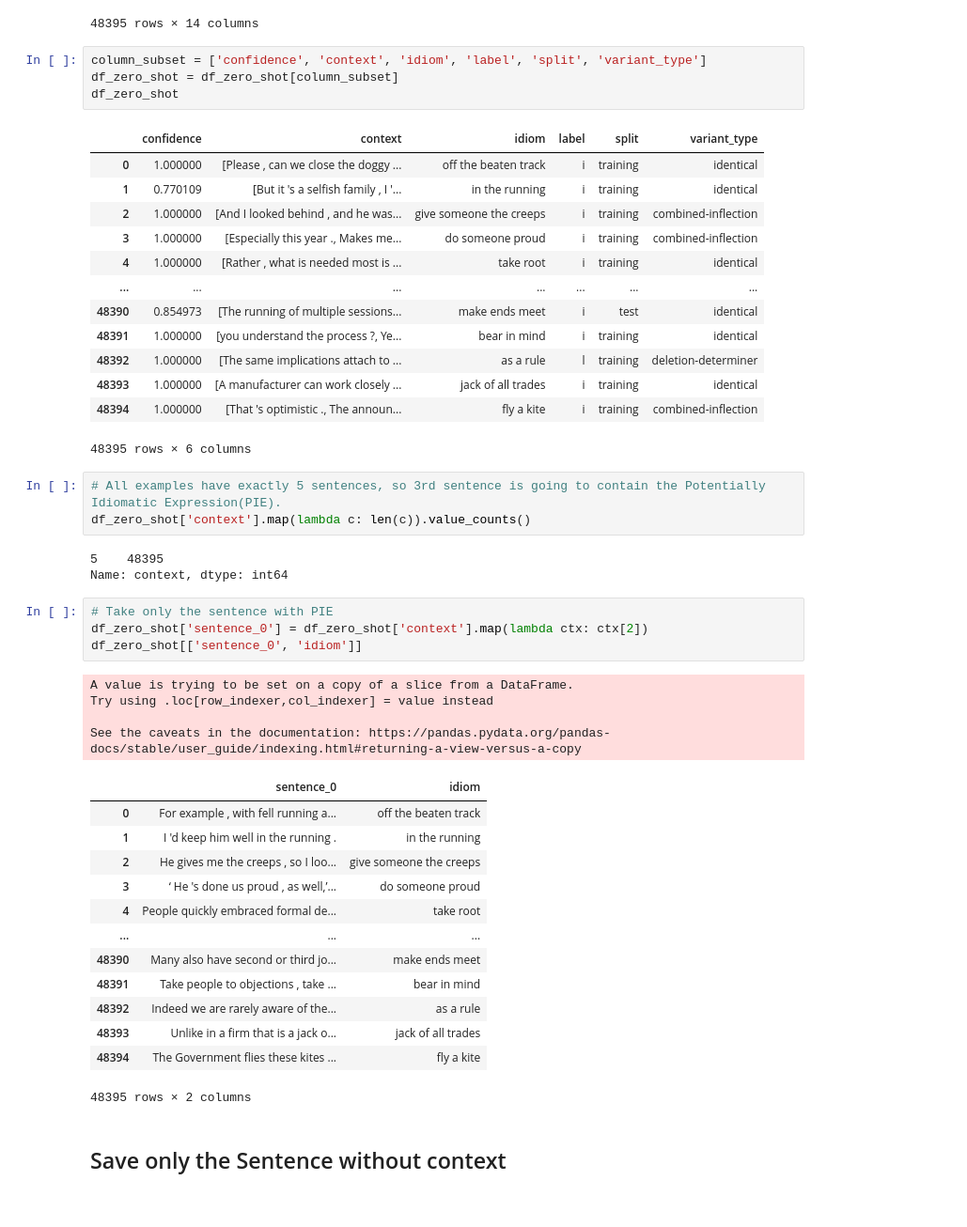
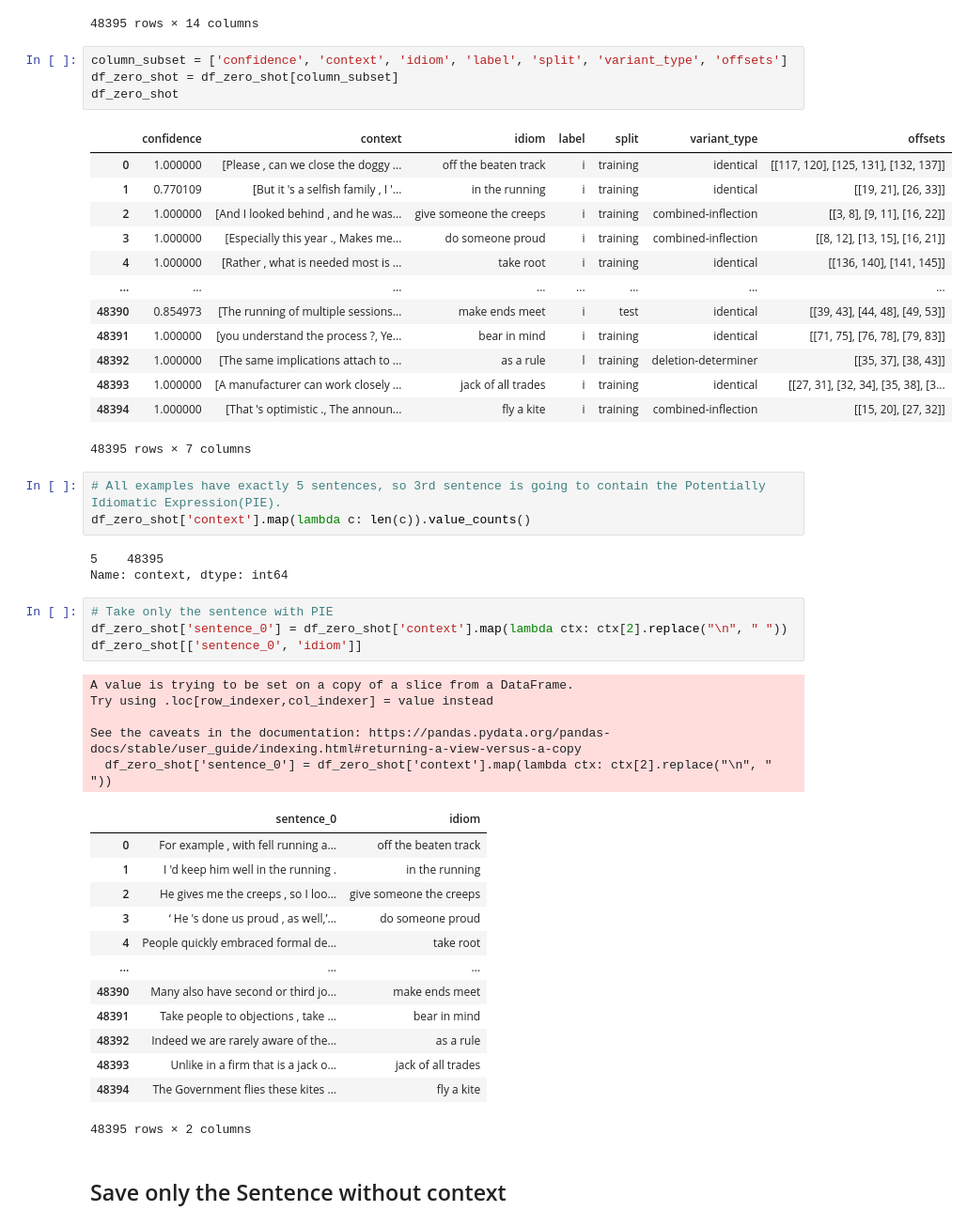
Before and after one commit to DarshanAdiga/idiom-principle-on-magpie-corpus, a Jupyter notebook: exp_helpers/data_utils.ipynb, the cells around one changed output. Shown at 94% size. Saved outputs shown, nothing was run; the diff lists cells and outputs as text.

```diff
--- a/exp_helpers/data_utils.ipynb
+++ b/exp_helpers/data_utils.ipynb
@@ -25,23 +25,23 @@ df_zero_shot
 | 48394 | 1.000000 | [That 's optimistic ., The announ... | CEK | W newsp other: social | 48394 | fly a kite | 3 | i | ... |
 48395 rows × 14 columns
 # %%
-column_subset = ['confidence', 'context', 'idiom', 'label', 'split', 'variant_type']
+column_subset = ['confidence', 'context', 'idiom', 'label', 'split', 'variant_type', 'offsets']
 df_zero_shot = df_zero_shot[column_subset]
 df_zero_shot
 # %% [output]
-|  | confidence | context | idiom | label | split | variant_type |
-| 0 | 1.000000 | [Please , can we close the doggy ... | off the beaten track | i | training | identical |
-| 1 | 0.770109 | [But it 's a selfish family , I '... | in the running | i | training | identical |
-| 2 | 1.000000 | [And I looked behind , and he was... | give someone the creeps | i | training | combined-inflection |
-| 3 | 1.000000 | [Especially this year ., Makes me... | do someone proud | i | training | combined-inflection |
-| 4 | 1.000000 | [Rather , what is needed most is ... | take root | i | training | identical |
-| ... | ... | ... | ... | ... | ... | ... |
-| 48390 | 0.854973 | [The running of multiple sessions... | make ends meet | i | test | identical |
-| 48391 | 1.000000 | [you understand the process ?, Ye... | bear in mind | i | training | identical |
-| 48392 | 1.000000 | [The same implications attach to ... | as a rule | l | training | deletion-determiner |
-| 48393 | 1.000000 | [A manufacturer can work closely ... | jack of all trades | i | training | identical |
-| 48394 | 1.000000 | [That 's optimistic ., The announ... | fly a kite | i | training | combined-inflection |
+|  | confidence | context | idiom | label | split | variant_type | offsets |
+| 0 | 1.000000 | [Please , can we close the doggy ... | off the beaten track | i | training | identical | [[117, 120], [125, 131], [132, 137]] |
+| 1 | 0.770109 | [But it 's a selfish family , I '... | in the running | i | training | identical | [[19, 21], [26, 33]] |
+| 2 | 1.000000 | [And I looked behind , and he was... | give someone the creeps | i | training | combined-inflection | [[3, 8], [9, 11], [16, 22]] |
+| 3 | 1.000000 | [Especially this year ., Makes me... | do someone proud | i | training | combined-inflection | [[8, 12], [13, 15], [16, 21]] |
+| 4 | 1.000000 | [Rather , what is needed most is ... | take root | i | training | identical | [[136, 140], [141, 145]] |
+| ... | ... | ... | ... | ... | ... | ... | ... |
+| 48390 | 0.854973 | [The running of multiple sessions... | make ends meet | i | test | identical | [[39, 43], [44, 48], [49, 53]] |
+| 48391 | 1.000000 | [you understand the process ?, Ye... | bear in mind | i | training | identical | [[71, 75], [76, 78], [79, 83]] |
+| 48392 | 1.000000 | [The same implications attach to ... | as a rule | l | training | deletion-determiner | [[35, 37], [38, 43]] |
+| 48393 | 1.000000 | [A manufacturer can work closely ... | jack of all trades | i | training | identical | [[27, 31], [32, 34], [35, 38], [3... |
+| 48394 | 1.000000 | [That 's optimistic ., The announ... | fly a kite | i | training | combined-inflection | [[15, 20], [27, 32]] |
-48395 rows × 6 columns
+48395 rows × 7 columns
 # %%
 # All examples have exactly 5 sentences, so 3rd sentence is going to contain the Potentially Idiomatic Expression(PIE).
 df_zero_shot['context'].map(lambda c: len(c)).value_counts()
@@ -50,13 +50,14 @@ df_zero_shot['context'].map(lambda c: len(c)).value_counts()
 Name: context, dtype: int64
 # %%
 # Take only the sentence with PIE
-df_zero_shot['sentence_0'] = df_zero_shot['context'].map(lambda ctx: ctx[2])
+df_zero_shot['sentence_0'] = df_zero_shot['context'].map(lambda ctx: ctx[2].replace("\n", " "))
 df_zero_shot[['sentence_0', 'idiom']]
 # %% [output]
 A value is trying to be set on a copy of a slice from a DataFrame.
 Try using .loc[row_indexer,col_indexer] = value instead
 
 See the caveats in the documentation: https://pandas.pydata.org/pandas-docs/stable/user_guide/indexing.html#returning-a-view-versus-a-copy
+  df_zero_shot['sentence_0'] = df_zero_shot['context'].map(lambda ctx: ctx[2].replace("\n", " "))
 |  | sentence_0 | idiom |
 | 0 | For example , with fell running a... | off the beaten track |
 | 1 | I 'd keep him well in the running . | in the running |
```
Also changed, not shown: parts of 2 cells of this notebook, 14 other files.
